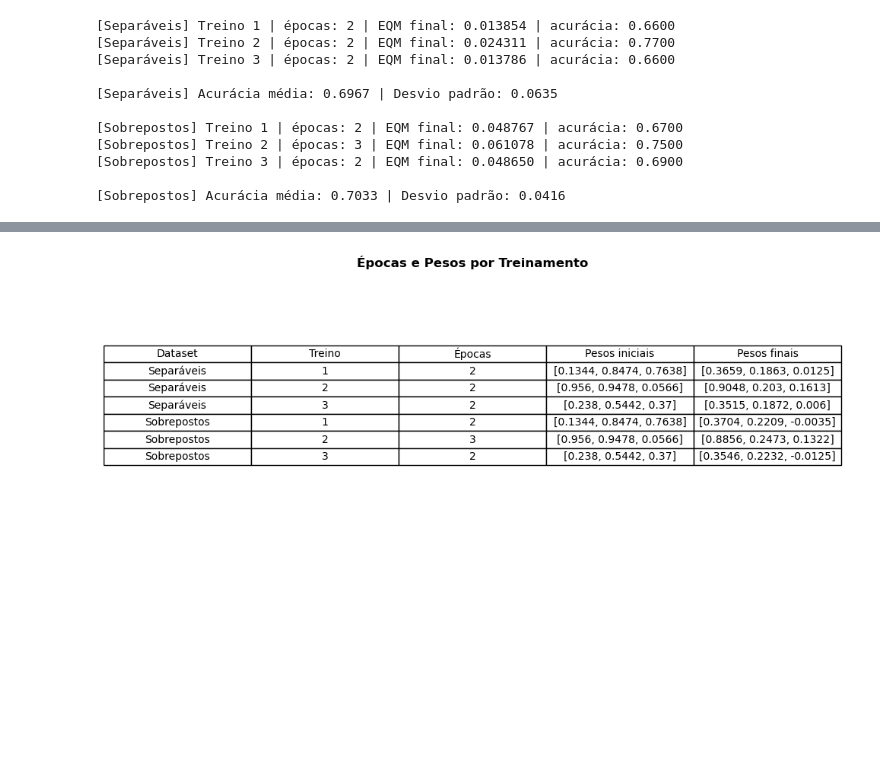
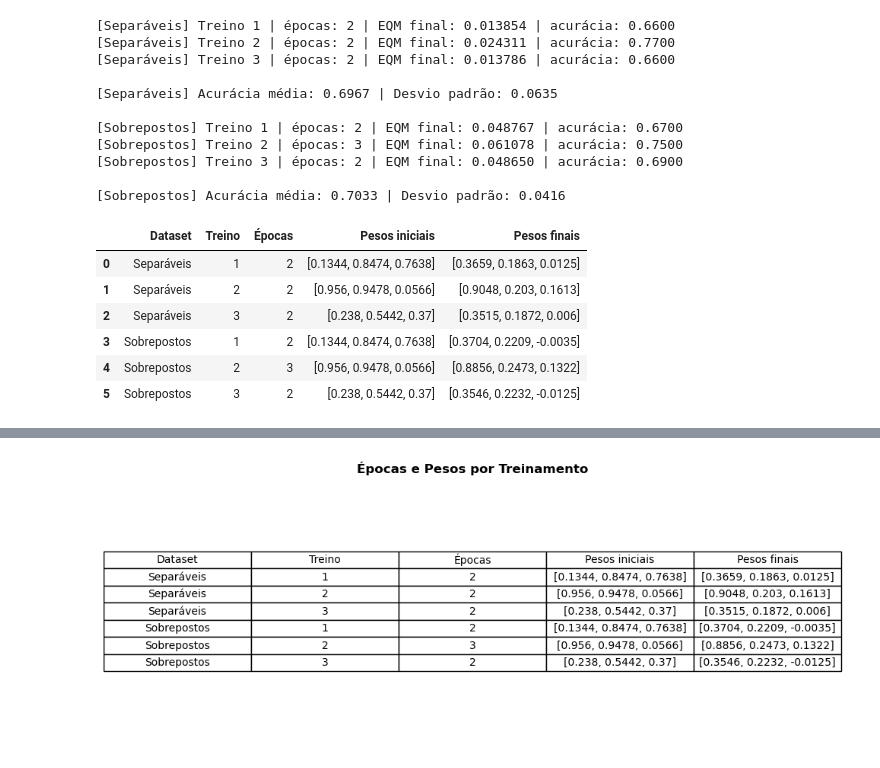
Before and after one commit to lucsol1/PGCC015, a Jupyter notebook: EPC02/EPC02-LucasSilva.ipynb, the cells around one changed output, grey strips where cells are left out. Cells and saved outputs as stored; diff of their text form; code cells hidden in the pictures; blank space fills up the shorter version.

```diff
--- a/EPC02/EPC02-LucasSilva.ipynb
+++ b/EPC02/EPC02-LucasSilva.ipynb
@@ -262,10 +264,15 @@ resultados_sobrepostos, media_sob, dp_sob = rodar_experimento(
 # %%
 tabela_pesos = pd.concat([
     criar_tabela_pesos_epocas(resultados_separaveis),
     criar_tabela_pesos_epocas(resultados_sobrepostos),
 ], ignore_index=True)
 
-tabela_acuracia = pd.concat([
-    criar_tabela_acuracia(resultados_separaveis, media_sep, dp_sep, "Separáveis"),
-    criar_tabela_acuracia(resultados_sobrepostos, media_sob, dp_sob, "Sobrepostos"),
-], ignore_index=True)
+tabela_pesos
+# %% [output]
+|  | Dataset | Treino | Épocas | Pesos iniciais | Pesos finais |
+| 0 | Separáveis | 1 | 2 | [0.1344, 0.8474, 0.7638] | [0.3659, 0.1863, 0.0125] |
+| 1 | Separáveis | 2 | 2 | [0.956, 0.9478, 0.0566] | [0.9048, 0.203, 0.1613] |
+| 2 | Separáveis | 3 | 2 | [0.238, 0.5442, 0.37] | [0.3515, 0.1872, 0.006] |
+| 3 | Sobrepostos | 1 | 2 | [0.1344, 0.8474, 0.7638] | [0.3704, 0.2209, -0.0035] |
+| 4 | Sobrepostos | 2 | 3 | [0.956, 0.9478, 0.0566] | [0.8856, 0.2473, 0.1322] |
+| 5 | Sobrepostos | 3 | 2 | [0.238, 0.5442, 0.37] | [0.3546, 0.2232, -0.0125] |
```
Also changed, not shown: parts of 9 cells of this notebook.
